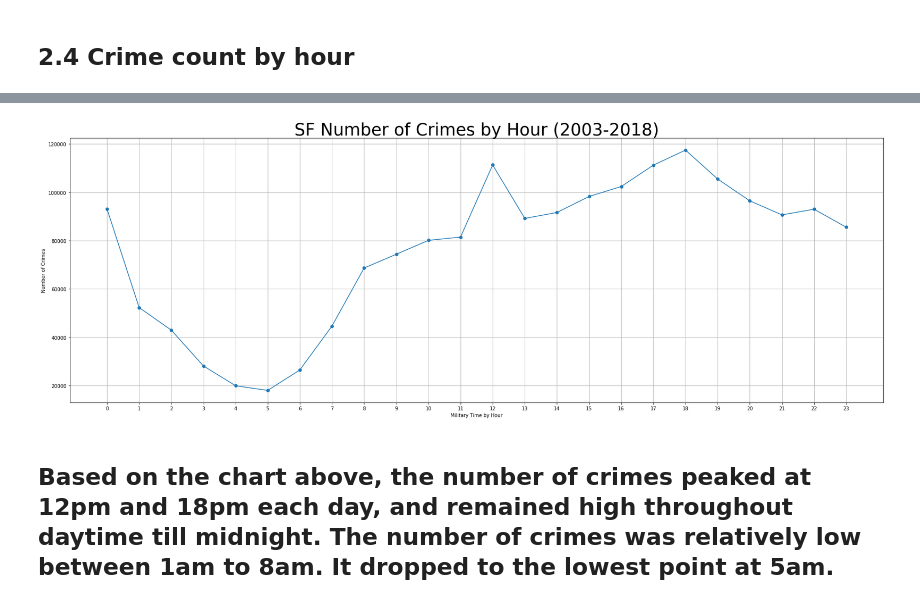
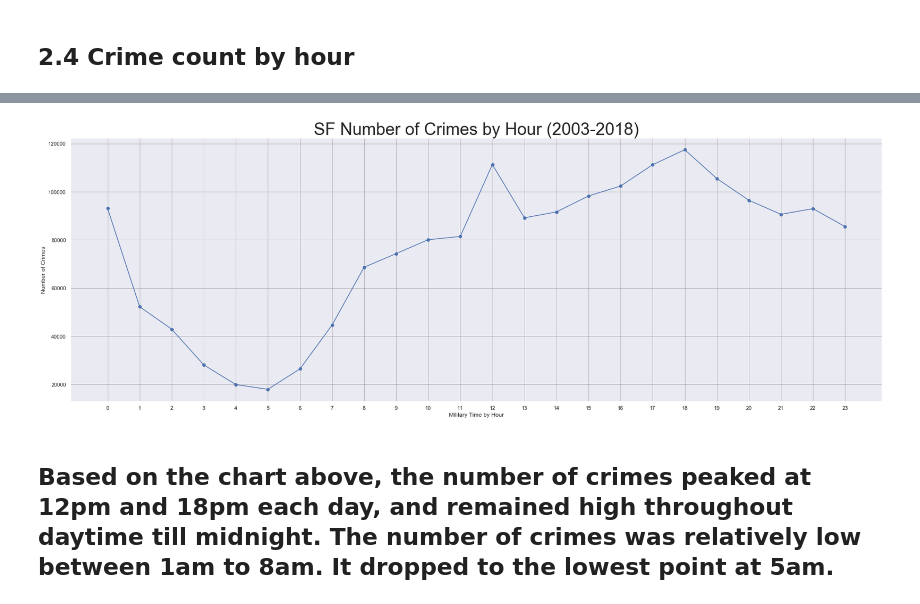
Before and after one commit to liwanran/Springboard-Capstone-Project-1, a Jupyter notebook: code/SF Crime Data EDA.ipynb, the cells around one changed output, grey strips where cells are left out. Drawn from its saved outputs; the diff is of its cells as text; code cells hidden in the pictures.

```diff
--- a/code/SF Crime Data EDA.ipynb
+++ b/code/SF Crime Data EDA.ipynb
@@ -5,6 +5,7 @@ import matplotlib.pyplot as plt
 import seaborn as sns
 import numpy as np
 import datetime
+sns.set()
 # %% [markdown]
 # 1. Import the merged data set
 # %%
@@ -454,15 +455,15 @@ p0_h.head()
 # %%
 plt.figure(figsize=(30, 10))
 plt.plot(p0_h['Count'], 'o-')
 plt.xticks(p0_h.index)
 plt.xlabel('Military Time by Hour')
 plt.ylabel('Number of Crimes')
 plt.title('SF Number of Crimes by Hour (2003-2018)', fontsize=35)
-plt.grid()
-plt.savefig('pics/4. SF Number of Crimes by Hour (2003-2018).jpeg')
+plt.grid(linestyle='-', linewidth='0.5', color='grey')
+plt.savefig('/Users/wanranli/Downloads/!Capstone Project 1/SF_crime/pics/4. SF Number of Crimes by Hour (2003-2018).jpeg')
 plt.show()
 # %% [output]
-[figure, old version]
+[figure, new version]
 # %% [markdown]
 ## Based on the chart above, the number of crimes peaked at 12pm and 18pm each day, and remained high throughout daytime till midnight. The number of crimes was relatively low between 1am to 8am. It dropped to the lowest point at 5am.
 # %% [markdown]
```
Also changed, not shown: parts of 22 cells of this notebook.
